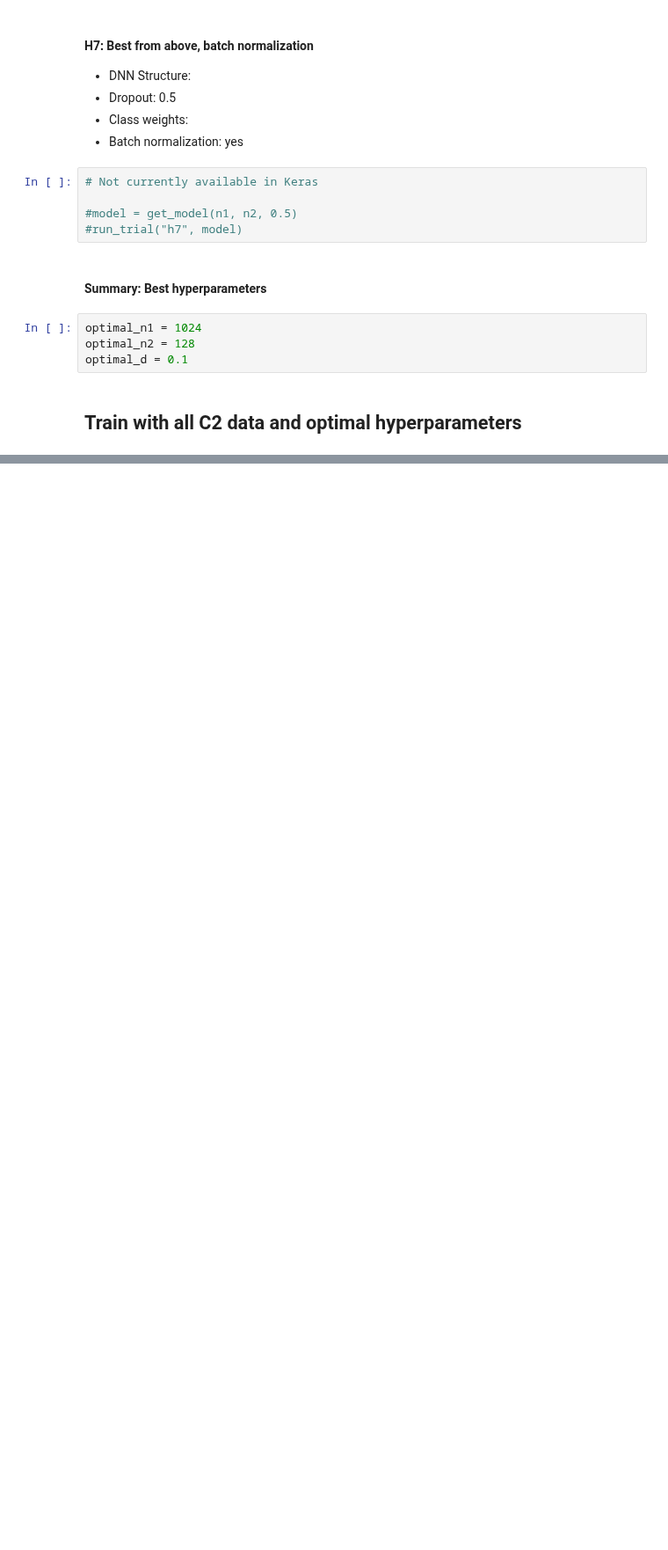
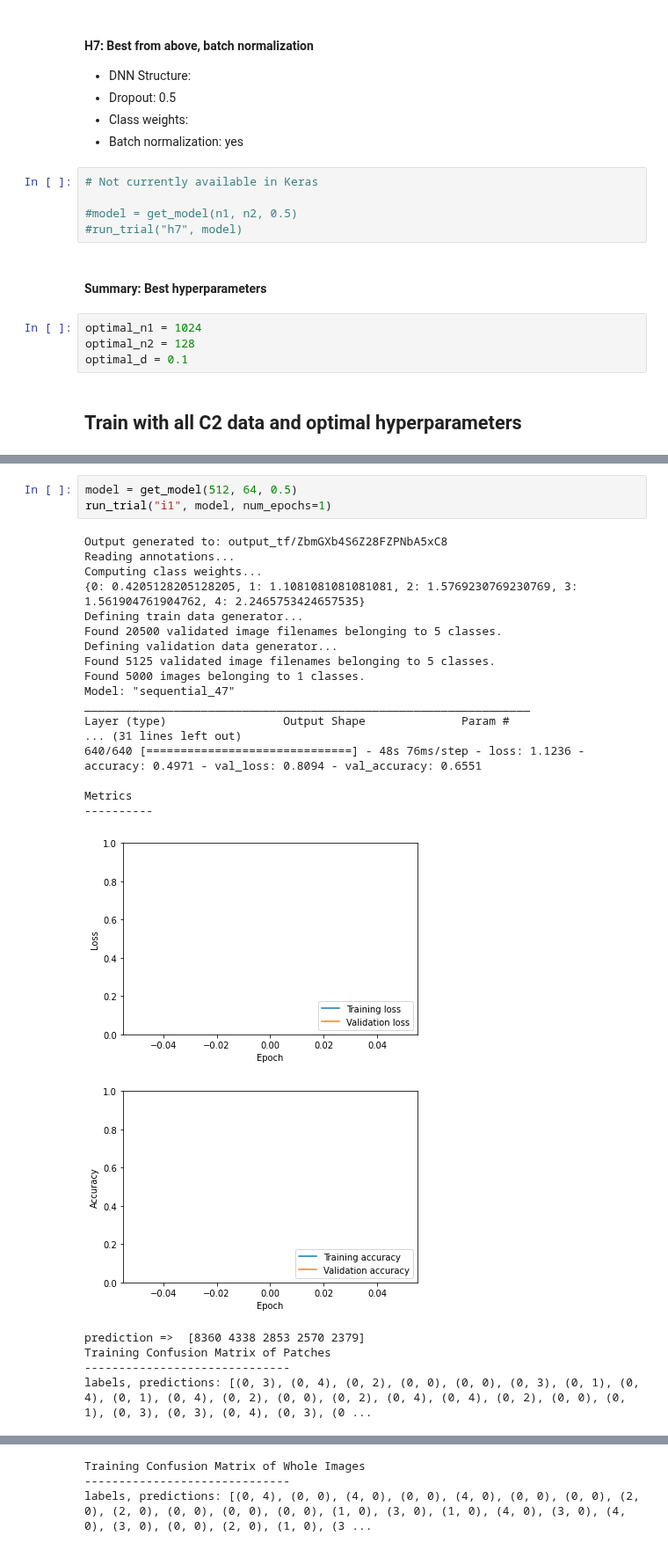
Before and after one commit to jmaness/csc591nn-projc1, a Jupyter notebook: c2_tf_c1.ipynb, the cells around one changed output, grey strips where cells are left out. Shown at 88% size. Drawn from its saved outputs; the diff is of its cells as text; blank space fills up the shorter version.

```diff
--- a/c2_tf_c1.ipynb
+++ b/c2_tf_c1.ipynb
@@ -1205,0 +1262,27 @@ predict_whole_images(y_hat_test, PATCH_ROWS, PATCH_COLUMNS, predictions_file)
+# %%
+model = get_model(512, 64, 0.5)
+run_trial("i1", model, num_epochs=1)
+# %% [output]
+Output generated to: output_tf/ZbmGXb4S6Z28FZPNbA5xC8
+Reading annotations...
+Computing class weights...
+{0: 0.4205128205128205, 1: 1.1081081081081081, 2: 1.5769230769230769, 3: 1.561904761904762, 4: 2.2465753424657535}
+Defining train data generator...
+Found 20500 validated image filenames belonging to 5 classes.
+Defining validation data generator...
+Found 5125 validated image filenames belonging to 5 classes.
+Found 5000 images belonging to 1 classes.
+Model: "sequential_47"
+_________________________________________________________________
+Layer (type)                 Output Shape              Param #
+... (31 lines left out)
+640/640 [==============================] - 48s 76ms/step - loss: 1.1236 - accuracy: 0.4971 - val_loss: 0.8094 - val_accuracy: 0.6551
+
+Metrics
+----------
+[figure, added]
+[figure, added]
+prediction =>  [8360 4338 2853 2570 2379]
+Training Confusion Matrix of Patches
+------------------------------
+labels, predictions: [(0, 3), (0, 4), (0, 2), (0, 0), (0, 0), (0, 3), (0, 1), (0, 4), (0, 1), (0, 4), (0, 2), (0, 0), (0, 2), (0, 4), (0, 4), (0, 2), (0, 0), (0, 1), (0, 3), (0, 3), (0, 4), (0, 3), (0 ...
@@ -1205,0 +1295,3 @@ predict_whole_images(y_hat_test, PATCH_ROWS, PATCH_COLUMNS, predictions_file)
+Training Confusion Matrix of Whole Images
+------------------------------
+labels, predictions: [(0, 4), (0, 0), (4, 0), (0, 0), (4, 0), (0, 0), (0, 0), (2, 0), (2, 0), (0, 0), (0, 0), (0, 0), (1, 0), (3, 0), (1, 0), (4, 0), (3, 0), (4, 0), (3, 0), (0, 0), (2, 0), (1, 0), (3 ...
```
Also changed, not shown: parts of 6 cells of this notebook.
